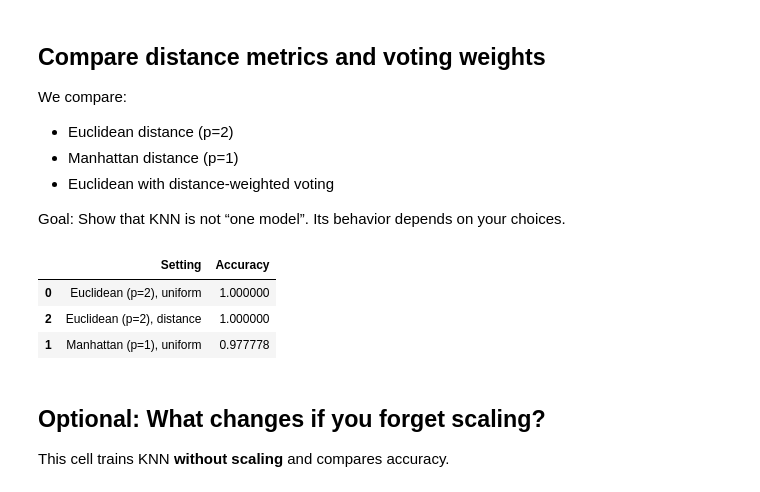
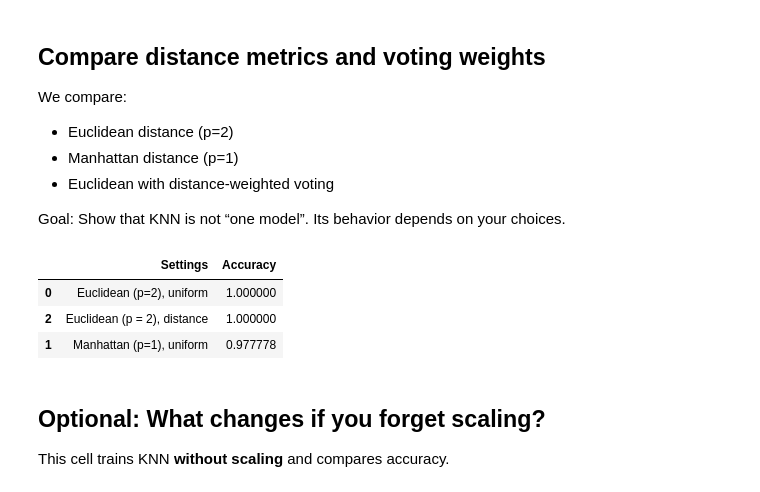
Before and after one commit to hijbullahx/AI-ML-with-phitron, a Jupyter notebook: 02_Machine_Learning/Week 5/17/Module 17_KNN Implementation.ipynb, the cells around one changed output. Drawn from its saved outputs; the diff is of its cells as text; code cells hidden in the pictures.

Commit message:
Model Evaluation & Optimization Part 02

```diff
--- a/02_Machine_Learning/Week 5/17/Module 17_KNN Implementation.ipynb
+++ b/02_Machine_Learning/Week 5/17/Module 17_KNN Implementation.ipynb
@@ -188,25 +190,26 @@ Goal: Show that KNN is not “one model”. Its behavior depends on your choices
 # %%
 #Compare distance metrics and voting weights
 k_demo = best_k
 
 settings = [
     ("Euclidean (p=2), uniform", KNeighborsClassifier(n_neighbors=k_demo, metric="minkowski",p=2,weights="uniform")),
     ("Manhattan (p=1), uniform", KNeighborsClassifier(n_neighbors=k_demo, metric="minkowski",p=1,weights="uniform")),
-    ("Euclidean (p=2), distance", KNeighborsClassifier(n_neighbors=k_demo, metric="minkowski",p=2,weights="distance")),
+    ("Euclidean (p = 2), distance", KNeighborsClassifier(n_neighbors=k_demo, metric="minkowski", p=2, weights="distance")),
 ]
 
+
 rows = []
-for name,knn in settings:
-  model = Pipeline([("scaler", StandardScaler()), ("knn",knn)])
+for name, knn in settings:
+  model = Pipeline([("scaler", StandardScaler()), ("knn", knn)])
   model.fit(X_train, y_train)
   pred = model.predict(X_test)
-  rows.append([name, accuracy_score(y_test,pred)])
+  rows.append([name, accuracy_score(y_test, pred)])
 
-pd.DataFrame(rows, columns=["Setting", "Accuracy"]).sort_values("Accuracy", ascending=False)
+pd.DataFrame(rows, columns = ["Settings", "Accuracy"]).sort_values("Accuracy", ascending = False)
 # %% [output]
-|  | Setting | Accuracy |
+|  | Settings | Accuracy |
 | 0 | Euclidean (p=2), uniform | 1.000000 |
-| 2 | Euclidean (p=2), distance | 1.000000 |
+| 2 | Euclidean (p = 2), distance | 1.000000 |
 | 1 | Manhattan (p=1), uniform | 0.977778 |
 # %% [markdown]
 ## Optional: What changes if you forget scaling?
```
Also changed, not shown: parts of 1 cell of this notebook.
